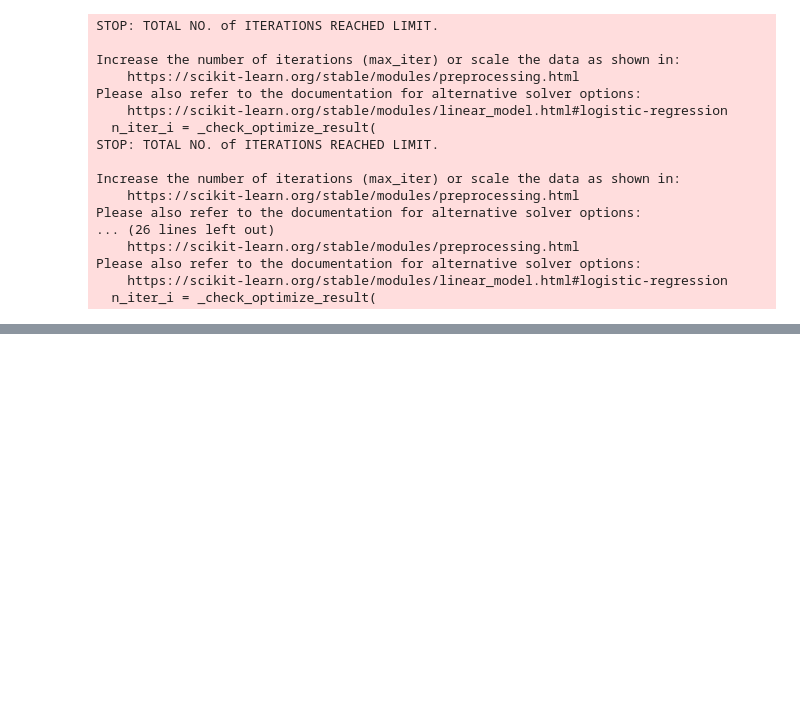
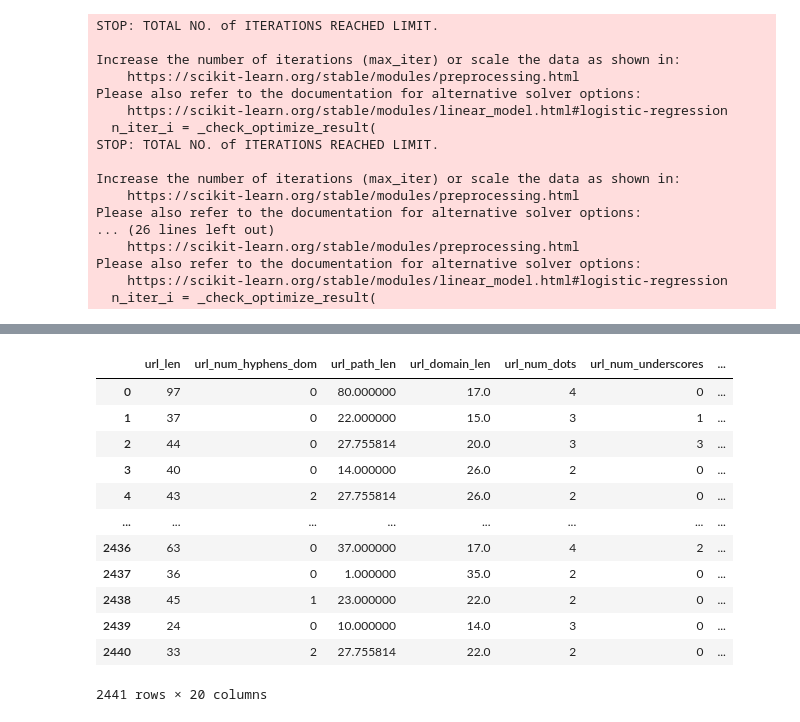
Before and after one commit to mskyun721/aivle_Project_2, a Jupyter notebook: 3. AI 모델링.ipynb, the cells around one changed output, grey strips where cells are left out. Drawn from its saved outputs; the diff is of its cells as text; code cells hidden in the pictures; blank space fills up the shorter version.

```diff
--- a/3. AI 모델링.ipynb
+++ b/3. AI 모델링.ipynb
@@ -319,0 +562,17 @@ accuracy : 0.9608735213830755
+# %%
+test_val = pd.read_csv('test_val_1.csv')
+test_val
+# %% [output]
+|  | url_len | url_num_hyphens_dom | url_path_len | url_domain_len | url_num_dots | url_num_underscores | ... |
+| 0 | 97 | 0 | 80.000000 | 17.0 | 4 | 0 | ... |
+| 1 | 37 | 0 | 22.000000 | 15.0 | 3 | 1 | ... |
+| 2 | 44 | 0 | 27.755814 | 20.0 | 3 | 3 | ... |
+| 3 | 40 | 0 | 14.000000 | 26.0 | 2 | 0 | ... |
+| 4 | 43 | 2 | 27.755814 | 26.0 | 2 | 0 | ... |
+| ... | ... | ... | ... | ... | ... | ... | ... |
+| 2436 | 63 | 0 | 37.000000 | 17.0 | 4 | 2 | ... |
+| 2437 | 36 | 0 | 1.000000 | 35.0 | 2 | 0 | ... |
+| 2438 | 45 | 1 | 23.000000 | 22.0 | 2 | 0 | ... |
+| 2439 | 24 | 0 | 10.000000 | 14.0 | 3 | 0 | ... |
+| 2440 | 33 | 2 | 27.755814 | 22.0 | 2 | 0 | ... |
+2441 rows × 20 columns
```
Also changed, not shown: parts of 66 cells of this notebook, 1 other file.
